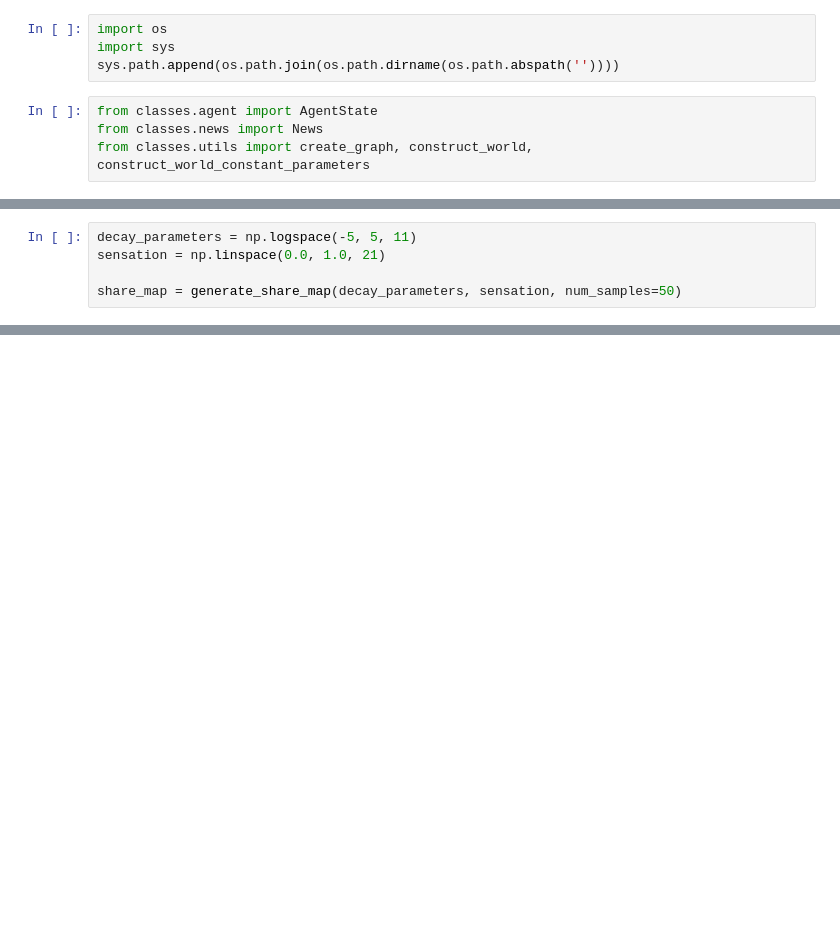
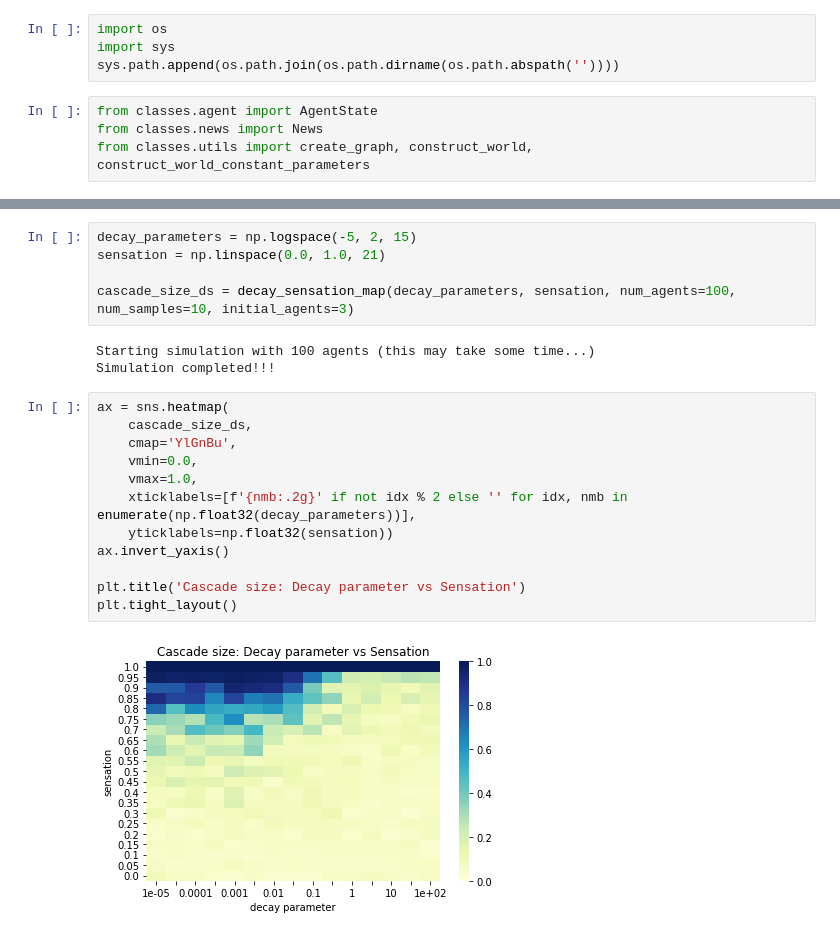
Before and after one commit to andreamusso96/ComplexSystemsProject, a Jupyter notebook: code/notebooks/agent_phase_diagram.ipynb, the cells around one changed output, grey strips where cells are left out. Saved outputs shown, nothing was run; the diff lists cells and outputs as text; blank space fills up the shorter version.

```diff
--- a/code/notebooks/agent_phase_diagram.ipynb
+++ b/code/notebooks/agent_phase_diagram.ipynb
@@ -155,5 +35,0 @@ def generate_share_map(decay_parameters, sensations, num_agents=100, num_samples
-# %%
-decay_parameters = np.logspace(-5, 5, 11)
-sensation = np.linspace(0.0, 1.0, 21)
-
-share_map = generate_share_map(decay_parameters, sensation, num_samples=50)
@@ -307,0 +218,22 @@ ax.invert_yaxis()
+# %%
+decay_parameters = np.logspace(-5, 2, 15)
+sensation = np.linspace(0.0, 1.0, 21)
+
+cascade_size_ds = decay_sensation_map(decay_parameters, sensation, num_agents=100, num_samples=10, initial_agents=3)
+# %% [output]
+Starting simulation with 100 agents (this may take some time...)
+Simulation completed!!!
+# %%
+ax = sns.heatmap(
+    cascade_size_ds,
+    cmap='YlGnBu',
+    vmin=0.0,
+    vmax=1.0,
+    xticklabels=[f'{nmb:.2g}' if not idx % 2 else '' for idx, nmb in enumerate(np.float32(decay_parameters))],
+    yticklabels=np.float32(sensation))
+ax.invert_yaxis()
+
+plt.title('Cascade size: Decay parameter vs Sensation')
+plt.tight_layout()
+# %% [output]
+[figure, added]
```
Also changed, not shown: parts of 50 cells of this notebook, 1 other file.
